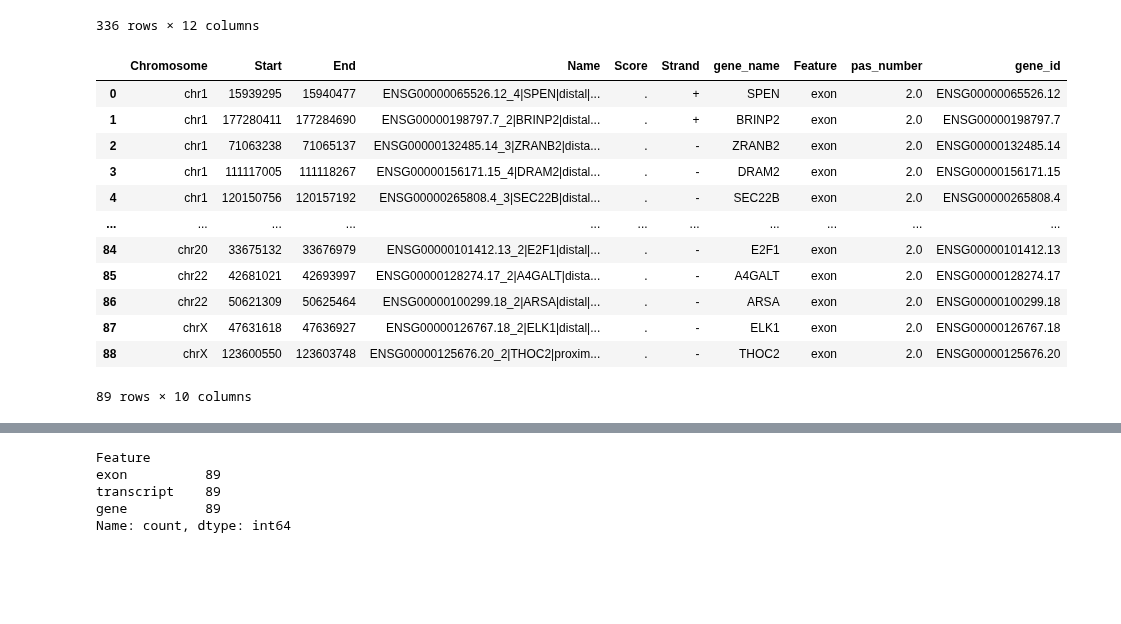
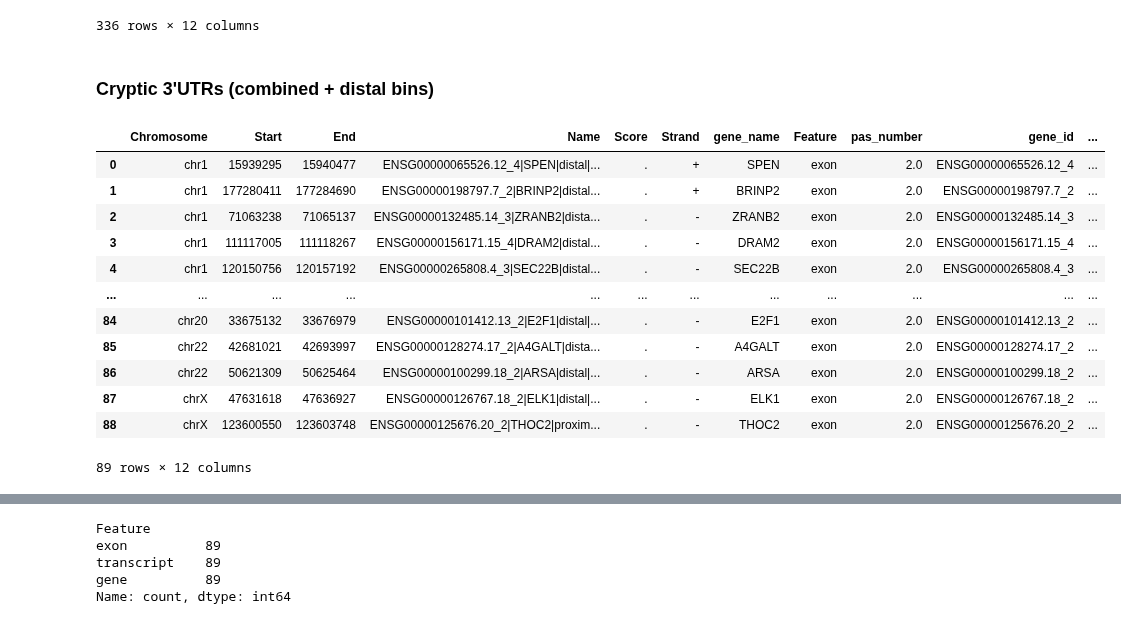
Before and after one commit to frattalab/tdp43-apa, a Jupyter notebook: slamseq/pg_papa_to_regions.ipynb, the cells around one changed output, grey strips where cells are left out. Drawn from its saved outputs; the diff is of its cells as text; code cells hidden in the pictures; blank space fills up the shorter version.

```diff
--- a/slamseq/pg_papa_to_regions.ipynb
+++ b/slamseq/pg_papa_to_regions.ipynb
@@ -365,8 +367,8 @@ papa_cryp_bed_upd = add_region_number(papa_cryp_bed_upd.assign("Feature", lambda
 # papa_cryp_bed_upd_utr = papa_cryp_bed_upd.subset(lambda df: df.Name.str.contains("proximal|distal"))
 
 
-papa_cryp_bed_upd_utr_prox = papa_cryp_bed_upd.subset(lambda df: df.pas_number == 1)
-papa_cryp_bed_upd_utr_dist = papa_cryp_bed_upd.subset(lambda df: df.pas_number == 2)
+papa_cryp_bed_upd_prox = papa_cryp_bed_upd.subset(lambda df: df.pas_number == 1)
+papa_cryp_bed_upd_dist = papa_cryp_bed_upd.subset(lambda df: df.pas_number == 2)
 
 papa_cryp_bed_upd
 # %% [output]
@@ -385,7 +387,7 @@ papa_cryp_bed_upd
 282 rows × 9 columns
 # %%
 # define distal specific region (ONLY for UTRs)
-papa_cryp_dist_uniq = papa_cryp_dist.subtract(papa_cryp_prox, strandedness="same")
+papa_cryp_dist_uniq = papa_cryp_bed_upd_dist.subtract(papa_cryp_bed_upd_prox, strandedness="same")
 papa_cryp_dist_uniq
 # %% [output]
 |  | Chromosome | Start | End | Name | Score | Strand | gene_name | Feature | pas_number |
@@ -437,29 +444,41 @@ papa_cryp_ale_ipa
 | 334 | chrX | 131823775 | 131825221 | ENSG00000213468.7_1|FIRRE|bleedth... | . | - | FIRRE | transcript | 1.0 | ... |
 | 335 | chrX | 131823775 | 131825221 | ENSG00000213468.7_1|FIRRE|bleedth... | . | - | FIRRE | gene | 1.0 | ... |
 336 rows × 12 columns
+# %% [markdown]
+### Cryptic 3'UTRs (combined + distal bins)
 # %%
 # currently annotated with exon already
 # extract gene_id from Name field
 # ENSG00000126767.18_2|ELK1|distal|cryptic -> ENSG00000126767.18
+papa_cryp_dist = papa_cryp_bed_upd_dist.copy()
 
-# distal specific bins
-papa_cryp_dist_uniq.gene_id = papa_cryp_dist_uniq.Name.str.split("\\|", expand=True)[0].str.split("_", expand=True, regex=False)[0]
-# full length
-papa_cryp_dist.gene_id  = papa_cryp_dist.Name.str.split("\\|", expand=True)[0].str.split("_", expand=True, regex=False)[0]
+# distal specific bins = le_id + suffix
+distal_suffix = "__distal"
+papa_cryp_dist_uniq.gene_id = papa_cryp_dist_uniq.Name.str.split("\\|", expand=True)[0] + distal_suffix
+# full length = just le_id
+papa_cryp_dist.gene_id  = papa_cryp_dist.Name.str.split("\\|", expand=True)[0]
+
+# transcript_id = le_id (+ suffix for distal specific)
+papa_cryp_dist_uniq.le_id = papa_cryp_dist_uniq.Name.str.split("\\|", expand=True)[0]
+papa_cryp_dist_uniq.transcript_id = papa_cryp_dist_uniq.le_id + distal_suffix
+
+papa_cryp_dist.le_id = papa_cryp_dist.Name.str.split("\\|", expand=True)[0]
+papa_cryp_dist.transcript_id = papa_cryp_dist.le_id
+
 
 papa_cryp_dist
 # %% [output]
-|  | Chromosome | Start | End | Name | Score | Strand | gene_name | Feature | pas_number | gene_id |
-| 0 | chr1 | 15939295 | 15940477 | ENSG00000065526.12_4|SPEN|distal|... | . | + | SPEN | exon | 2.0 | ENSG00000065526.12 |
-| 1 | chr1 | 177280411 | 177284690 | ENSG00000198797.7_2|BRINP2|distal... | . | + | BRINP2 | exon | 2.0 | ENSG00000198797.7 |
-| 2 | chr1 | 71063238 | 71065137 | ENSG00000132485.14_3|ZRANB2|dista... | . | - | ZRANB2 | exon | 2.0 | ENSG00000132485.14 |
-| 3 | chr1 | 111117005 | 111118267 | ENSG00000156171.15_4|DRAM2|distal... | . | - | DRAM2 | exon | 2.0 | ENSG00000156171.15 |
-| 4 | chr1 | 120150756 | 120157192 | ENSG00000265808.4_3|SEC22B|distal... | . | - | SEC22B | exon | 2.0 | ENSG00000265808.4 |
-| ... | ... | ... | ... | ... | ... | ... | ... | ... | ... | ... |
-| 84 | chr20 | 33675132 | 33676979 | ENSG00000101412.13_2|E2F1|distal|... | . | - | E2F1 | exon | 2.0 | ENSG00000101412.13 |
-| 85 | chr22 | 42681021 | 42693997 | ENSG00000128274.17_2|A4GALT|dista... | . | - | A4GALT | exon | 2.0 | ENSG00000128274.17 |
-| 86 | chr22 | 50621309 | 50625464 | ENSG00000100299.18_2|ARSA|distal|... | . | - | ARSA | exon | 2.0 | ENSG00000100299.18 |
-| 87 | chrX | 47631618 | 47636927 | ENSG00000126767.18_2|ELK1|distal|... | . | - | ELK1 | exon | 2.0 | ENSG00000126767.18 |
-| 88 | chrX | 123600550 | 123603748 | ENSG00000125676.20_2|THOC2|proxim... | . | - | THOC2 | exon | 2.0 | ENSG00000125676.20 |
+|  | Chromosome | Start | End | Name | Score | Strand | gene_name | Feature | pas_number | gene_id | ... |
+| 0 | chr1 | 15939295 | 15940477 | ENSG00000065526.12_4|SPEN|distal|... | . | + | SPEN | exon | 2.0 | ENSG00000065526.12_4 | ... |
+| 1 | chr1 | 177280411 | 177284690 | ENSG00000198797.7_2|BRINP2|distal... | . | + | BRINP2 | exon | 2.0 | ENSG00000198797.7_2 | ... |
+| 2 | chr1 | 71063238 | 71065137 | ENSG00000132485.14_3|ZRANB2|dista... | . | - | ZRANB2 | exon | 2.0 | ENSG00000132485.14_3 | ... |
+| 3 | chr1 | 111117005 | 111118267 | ENSG00000156171.15_4|DRAM2|distal... | . | - | DRAM2 | exon | 2.0 | ENSG00000156171.15_4 | ... |
+| 4 | chr1 | 120150756 | 120157192 | ENSG00000265808.4_3|SEC22B|distal... | . | - | SEC22B | exon | 2.0 | ENSG00000265808.4_3 | ... |
+| ... | ... | ... | ... | ... | ... | ... | ... | ... | ... | ... | ... |
+| 84 | chr20 | 33675132 | 33676979 | ENSG00000101412.13_2|E2F1|distal|... | . | - | E2F1 | exon | 2.0 | ENSG00000101412.13_2 | ... |
+| 85 | chr22 | 42681021 | 42693997 | ENSG00000128274.17_2|A4GALT|dista... | . | - | A4GALT | exon | 2.0 | ENSG00000128274.17_2 | ... |
+| 86 | chr22 | 50621309 | 50625464 | ENSG00000100299.18_2|ARSA|distal|... | . | - | ARSA | exon | 2.0 | ENSG00000100299.18_2 | ... |
+| 87 | chrX | 47631618 | 47636927 | ENSG00000126767.18_2|ELK1|distal|... | . | - | ELK1 | exon | 2.0 | ENSG00000126767.18_2 | ... |
+| 88 | chrX | 123600550 | 123603748 | ENSG00000125676.20_2|THOC2|proxim... | . | - | THOC2 | exon | 2.0 | ENSG00000125676.20_2 | ... |
-89 rows × 10 columns
+89 rows × 12 columns
 # %%
```
Also changed, not shown: parts of 17 cells of this notebook.
